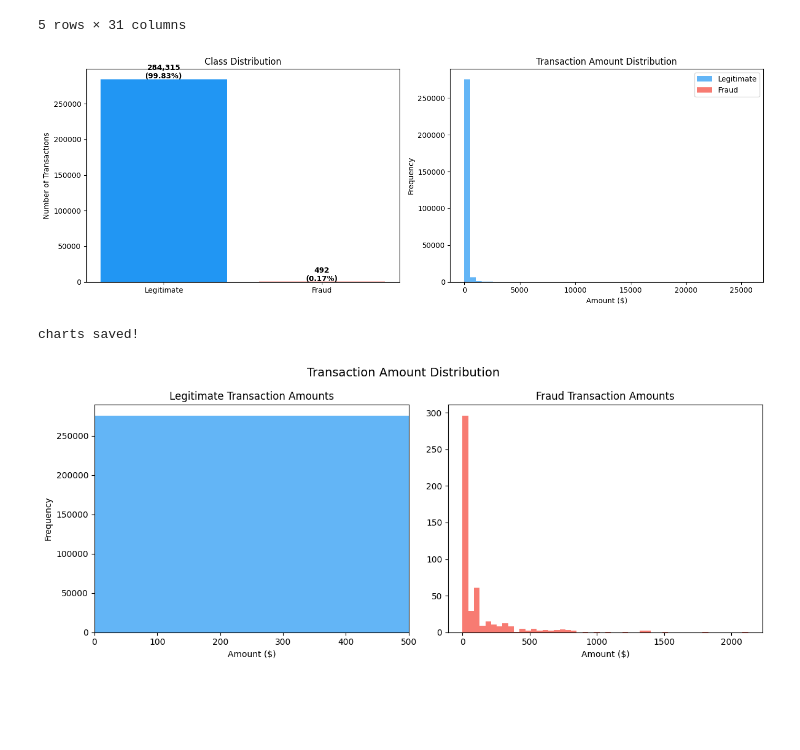
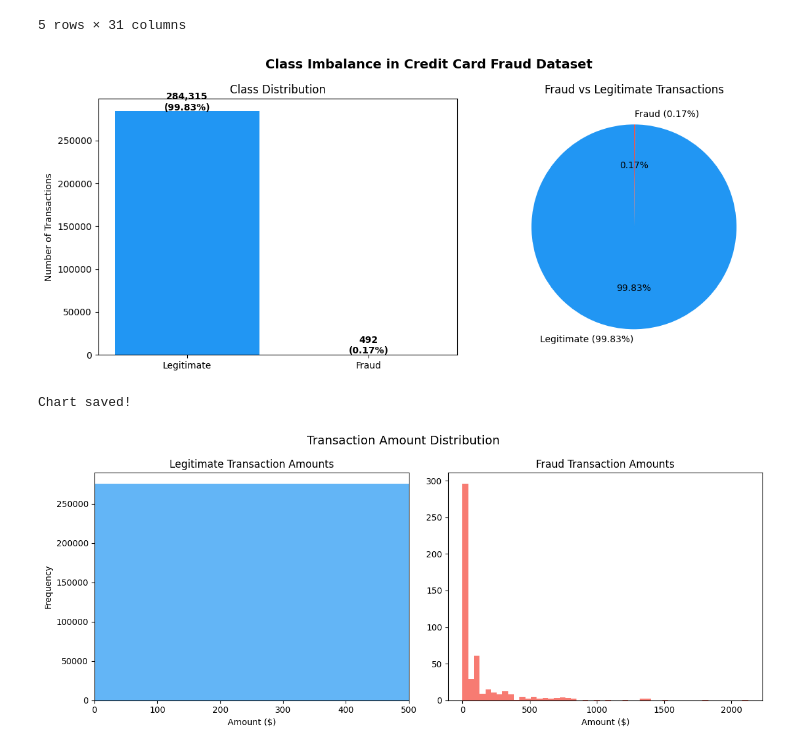
Before and after one commit to jyotheswarnarayana/credit-card-fraud-detection-azureml, a Jupyter notebook: fraud_detection_analysis.ipynb, the cells around one changed output. Drawn from its saved outputs; the diff is of its cells as text; code cells hidden in the pictures; blank space fills up the shorter version.

```diff
--- a/fraud_detection_analysis.ipynb
+++ b/fraud_detection_analysis.ipynb
@@ -48,39 +48,36 @@ total columns: 31
 | 4 | 2.0 | -1.158233 | 0.877737 | 1.548718 | 0.403034 | -0.407193 | 0.095921 | 0.592941 | -0.270533 | 0.817739 | ... | ... |
 5 rows × 31 columns
 # %%
-# plotting the class imbalance
-import os
-os.makedirs('outputs', exist_ok=True)
+# visualizing the class imbalance
+fig, axes = plt.subplots(1, 2, figsize=(12, 5))
 
-fig, axes = plt.subplots(1, 2, figsize=(14, 5))
-
-# class distribution
-class_counts = df['Class'].value_counts()
-axes[0].bar(['Legitimate', 'Fraud'], class_counts.values,
+# bar chart
+axes[0].bar(['Legitimate', 'Fraud'],
+            df['Class'].value_counts().values,
             color=['#2196F3', '#F44336'])
 axes[0].set_title('Class Distribution')
 axes[0].set_ylabel('Number of Transactions')
-for i, v in enumerate(class_counts.values):
+for i, v in enumerate(df['Class'].value_counts().values):
     axes[0].text(i, v + 1000, f'{v:,}\n({v/len(df)*100:.2f}%)',
                 ha='center', fontweight='bold')
 
-# amount distribution
-axes[1].hist(df[df['Class']==0]['Amount'], bins=50,
-             color='#2196F3', alpha=0.7, label='Legitimate')
-axes[1].hist(df[df['Class']==1]['Amount'], bins=50,
-             color='#F44336', alpha=0.7, label='Fraud')
-axes[1].set_title('Transaction Amount Distribution')
-axes[1].set_xlabel('Amount ($)')
-axes[1].set_ylabel('Frequency')
-axes[1].legend()
+# pie chart
+axes[1].pie(df['Class'].value_counts().values,
+            labels=['Legitimate (99.83%)', 'Fraud (0.17%)'],
+            colors=['#2196F3', '#F44336'],
+            autopct='%1.2f%%',
+            startangle=90)
+axes[1].set_title('Fraud vs Legitimate Transactions')
 
+plt.suptitle('Class Imbalance in Credit Card Fraud Dataset',
+             fontsize=14, fontweight='bold')
 plt.tight_layout()
-plt.savefig('./outputs/class_distribution.png', dpi=150)
+plt.savefig('./outputs/class_distribution.png', dpi=150, bbox_inches='tight')
 plt.show()
-print("charts saved!")
+print("Chart saved!")
 # %% [output]
-[figure, old version]
+[figure, new version]
-charts saved!
+Chart saved!
 # %%
 # looking at transaction amounts
 # wanted to see if fraud transactions have different amounts
```
